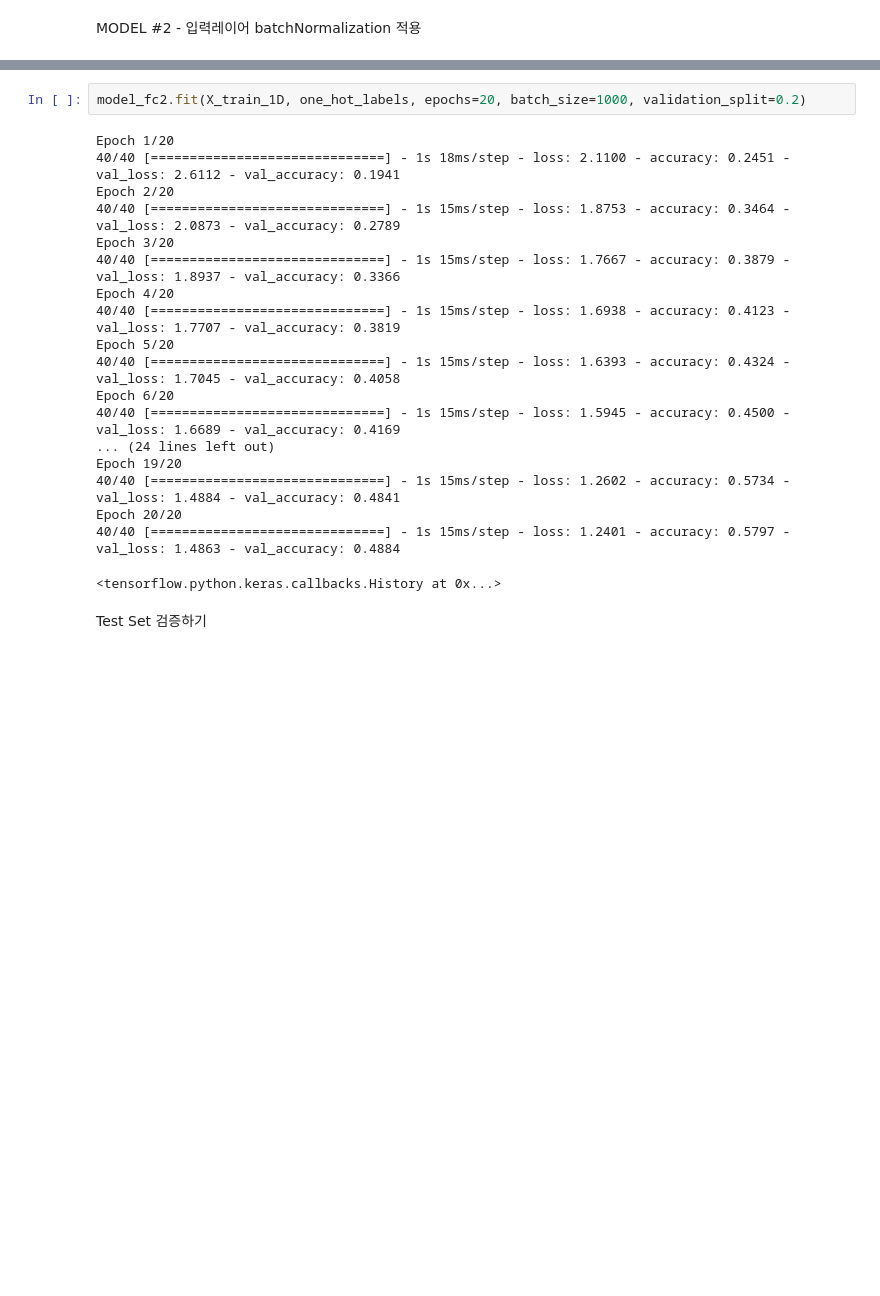
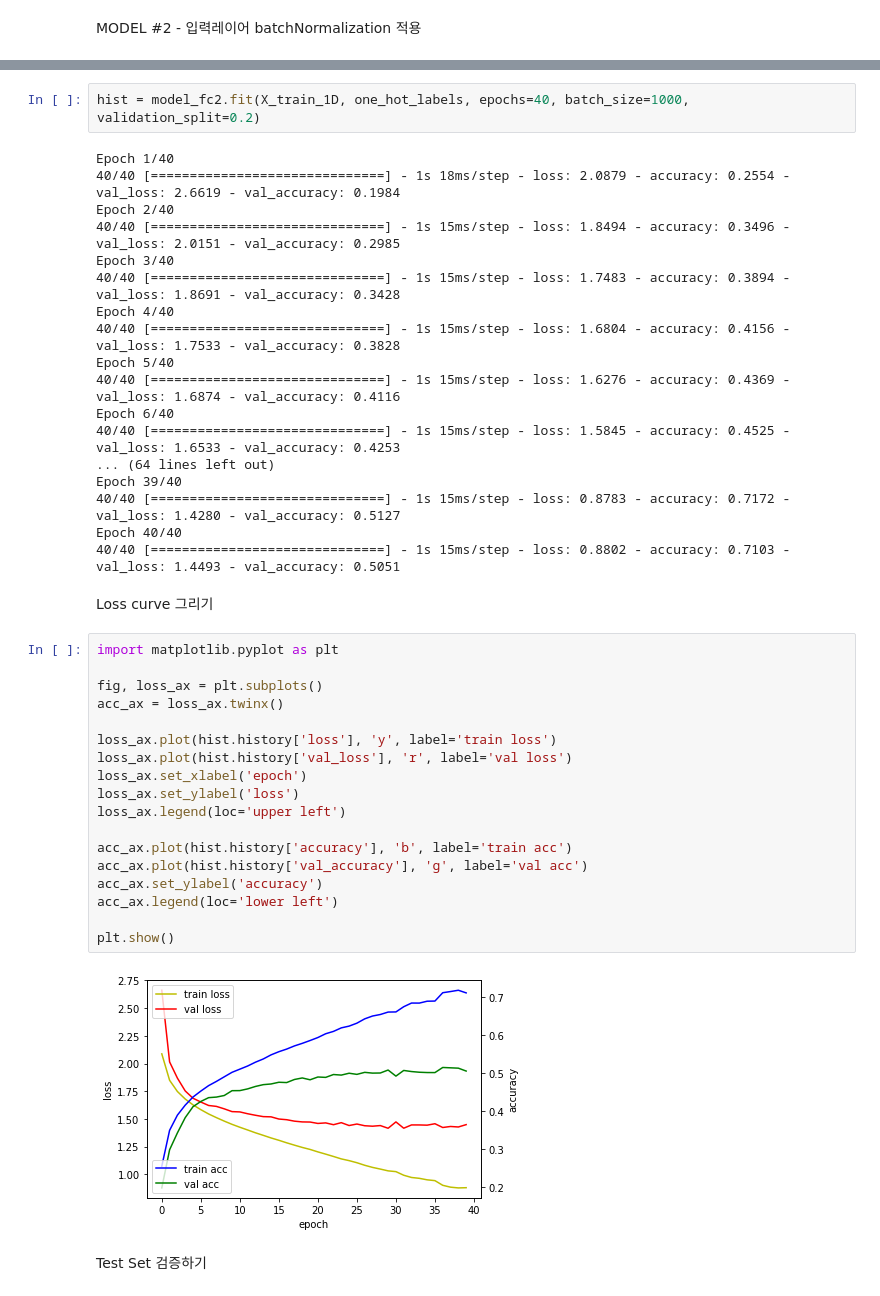
Before and after one commit to hyunjikoh/SH-NLP-research-, a Jupyter notebook: 1.cifar-10/Hong/CIFAR10_FC_keras.ipynb, the cells around one changed output, grey strips where cells are left out. Saved outputs shown, nothing was run; the diff lists cells and outputs as text; blank space fills up the shorter version.

```diff
--- a/1.cifar-10/Hong/CIFAR10_FC_keras.ipynb
+++ b/1.cifar-10/Hong/CIFAR10_FC_keras.ipynb
@@ -257,26 +257,47 @@ Trainable params: 13,251,850
 Non-trainable params: 6,144
 _________________________________________________________________
 # %%
-model_fc2.fit(X_train_1D, one_hot_labels, epochs=20, batch_size=1000, validation_split=0.2)
+hist = model_fc2.fit(X_train_1D, one_hot_labels, epochs=40, batch_size=1000, validation_split=0.2)
 # %% [output]
-Epoch 1/20
-40/40 [==============================] - 1s 18ms/step - loss: 2.1100 - accuracy: 0.2451 - val_loss: 2.6112 - val_accuracy: 0.1941
-Epoch 2/20
-40/40 [==============================] - 1s 15ms/step - loss: 1.8753 - accuracy: 0.3464 - val_loss: 2.0873 - val_accuracy: 0.2789
-Epoch 3/20
-40/40 [==============================] - 1s 15ms/step - loss: 1.7667 - accuracy: 0.3879 - val_loss: 1.8937 - val_accuracy: 0.3366
-Epoch 4/20
-40/40 [==============================] - 1s 15ms/step - loss: 1.6938 - accuracy: 0.4123 - val_loss: 1.7707 - val_accuracy: 0.3819
-Epoch 5/20
-40/40 [==============================] - 1s 15ms/step - loss: 1.6393 - accuracy: 0.4324 - val_loss: 1.7045 - val_accuracy: 0.4058
-Epoch 6/20
-40/40 [==============================] - 1s 15ms/step - loss: 1.5945 - accuracy: 0.4500 - val_loss: 1.6689 - val_accuracy: 0.4169
-... (24 lines left out)
-Epoch 19/20
-40/40 [==============================] - 1s 15ms/step - loss: 1.2602 - accuracy: 0.5734 - val_loss: 1.4884 - val_accuracy: 0.4841
-Epoch 20/20
-40/40 [==============================] - 1s 15ms/step - loss: 1.2401 - accuracy: 0.5797 - val_loss: 1.4863 - val_accuracy: 0.4884
+Epoch 1/40
+40/40 [==============================] - 1s 18ms/step - loss: 2.0879 - accuracy: 0.2554 - val_loss: 2.6619 - val_accuracy: 0.1984
+Epoch 2/40
+40/40 [==============================] - 1s 15ms/step - loss: 1.8494 - accuracy: 0.3496 - val_loss: 2.0151 - val_accuracy: 0.2985
+Epoch 3/40
+40/40 [==============================] - 1s 15ms/step - loss: 1.7483 - accuracy: 0.3894 - val_loss: 1.8691 - val_accuracy: 0.3428
+Epoch 4/40
+40/40 [==============================] - 1s 15ms/step - loss: 1.6804 - accuracy: 0.4156 - val_loss: 1.7533 - val_accuracy: 0.3828
+Epoch 5/40
+40/40 [==============================] - 1s 15ms/step - loss: 1.6276 - accuracy: 0.4369 - val_loss: 1.6874 - val_accuracy: 0.4116
+Epoch 6/40
+40/40 [==============================] - 1s 15ms/step - loss: 1.5845 - accuracy: 0.4525 - val_loss: 1.6533 - val_accuracy: 0.4253
+... (64 lines left out)
+Epoch 39/40
+40/40 [==============================] - 1s 15ms/step - loss: 0.8783 - accuracy: 0.7172 - val_loss: 1.4280 - val_accuracy: 0.5127
+Epoch 40/40
+40/40 [==============================] - 1s 15ms/step - loss: 0.8802 - accuracy: 0.7103 - val_loss: 1.4493 - val_accuracy: 0.5051
-<tensorflow.python.keras.callbacks.History at 0x...>
+# %% [markdown]
+Loss curve 그리기
+# %%
+import matplotlib.pyplot as plt
+
+fig, loss_ax = plt.subplots()
+acc_ax = loss_ax.twinx()
+
+loss_ax.plot(hist.history['loss'], 'y', label='train loss')
+loss_ax.plot(hist.history['val_loss'], 'r', label='val loss')
+loss_ax.set_xlabel('epoch')
+loss_ax.set_ylabel('loss')
+loss_ax.legend(loc='upper left')
+
+acc_ax.plot(hist.history['accuracy'], 'b', label='train acc')
+acc_ax.plot(hist.history['val_accuracy'], 'g', label='val acc')
+acc_ax.set_ylabel('accuracy')
+acc_ax.legend(loc='lower left')
+
+plt.show()
+# %% [output]
+[figure, added]
 # %% [markdown]
 Test Set 검증하기
 # %%
```
Also changed, not shown: parts of 6 cells of this notebook, 3 other files.
